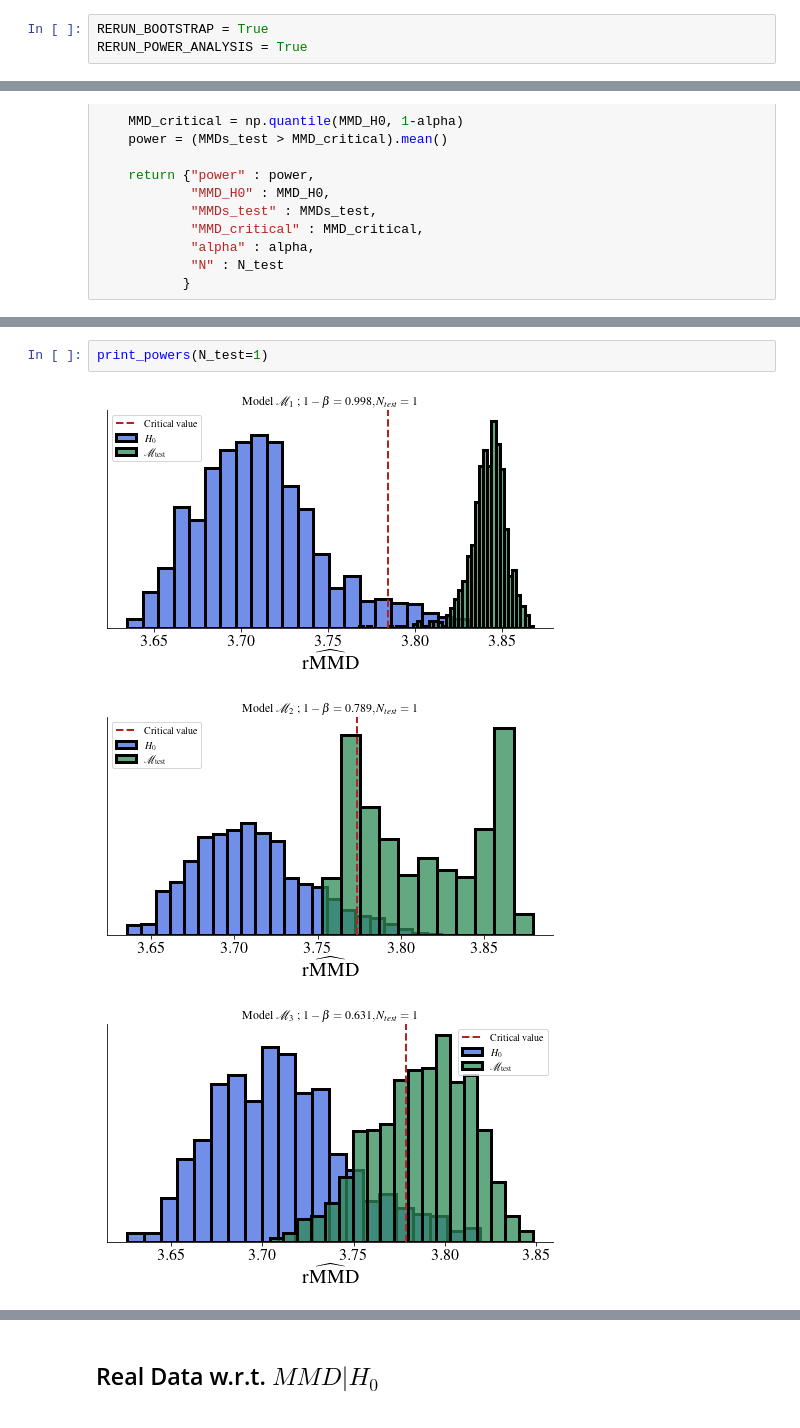
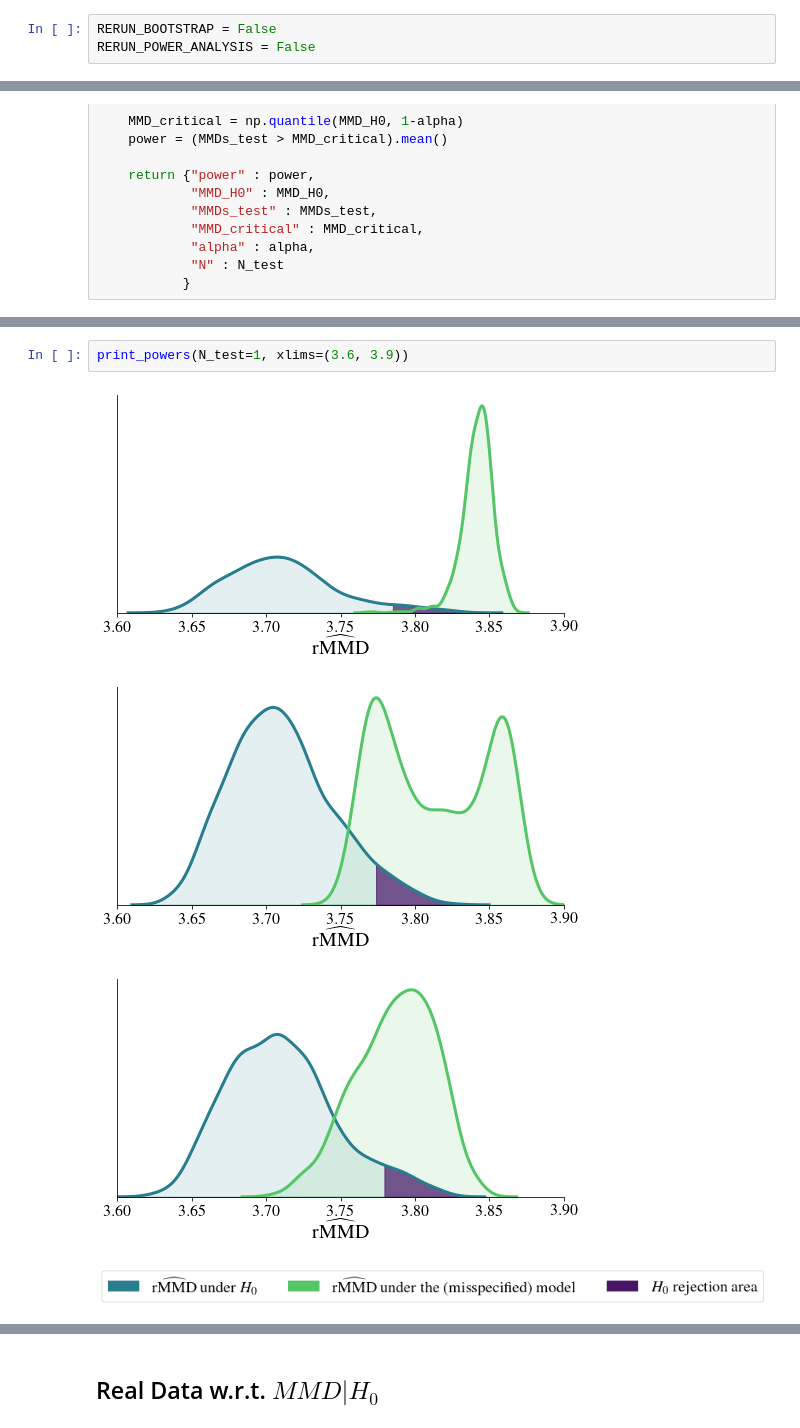
Before and after one commit to marvinschmitt/ModelMisspecificationBF, a Jupyter notebook: MMD_ParameterEstimation_Covid.ipynb, the cells around one changed output, grey strips where cells are left out. Drawn from its saved outputs; the diff is of its cells as text.

Commit message:
minor plot updates in all notebooks

```diff
--- a/MMD_ParameterEstimation_Covid.ipynb
+++ b/MMD_ParameterEstimation_Covid.ipynb
@@ -28,8 +30,8 @@ from bayesflow.diagnostics import *
 # %%
 from abf_functions import *
 # %%
-RERUN_BOOTSTRAP = True
-RERUN_POWER_ANALYSIS = True
+RERUN_BOOTSTRAP = False
+RERUN_POWER_ANALYSIS = False
 # %%
 %load_ext autoreload
 %autoreload 2
@@ -828,7 +848,8 @@ def print_powers(N_test, models=[1,2,3]):
 # %%
-print_powers(N_test=1)
+print_powers(N_test=1, xlims=(3.6, 3.9))
 # %% [output]
-[figure, old version]
+[figure, new version]
-[figure, old version]
+[figure, new version]
-[figure, old version]
+[figure, new version]
+[figure, added]
 # %%
```
Also changed, not shown: parts of 12 cells of this notebook, 2 other files.
